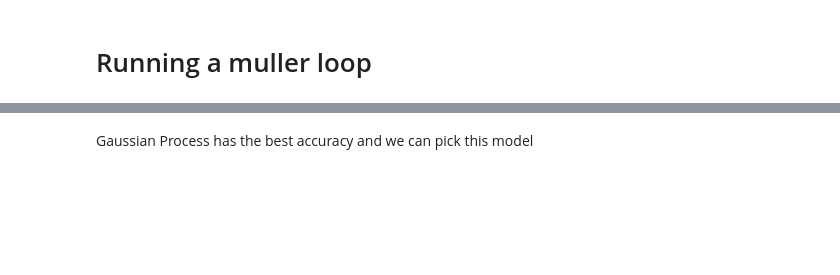
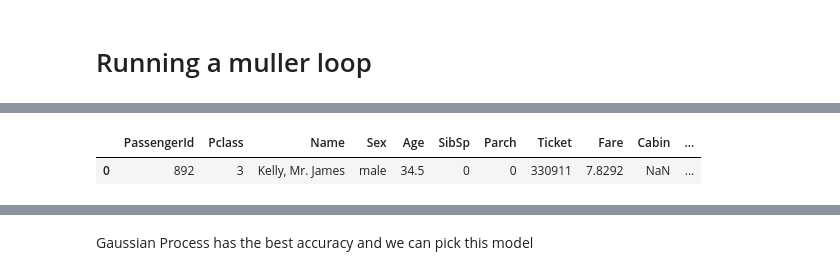
Before and after one commit to arpithagurumurthy/Project_Titanic, a Jupyter notebook: Titanic_Data.ipynb, the cells around one changed output, grey strips where cells are left out. Drawn from its saved outputs; the diff is of its cells as text; code cells hidden in the pictures; blank space fills up the shorter version.

```diff
--- a/Titanic_Data.ipynb
+++ b/Titanic_Data.ipynb
@@ -344,0 +361,5 @@ df_compare_muller
+# %%
+test_titanic_df.head(1)
+# %% [output]
+|  | PassengerId | Pclass | Name | Sex | Age | SibSp | Parch | Ticket | Fare | Cabin | ... |
+| 0 | 892 | 3 | Kelly, Mr. James | male | 34.5 | 0 | 0 | 330911 | 7.8292 | NaN | ... |
```
Also changed, not shown: parts of 24 cells of this notebook, 1 other file.
